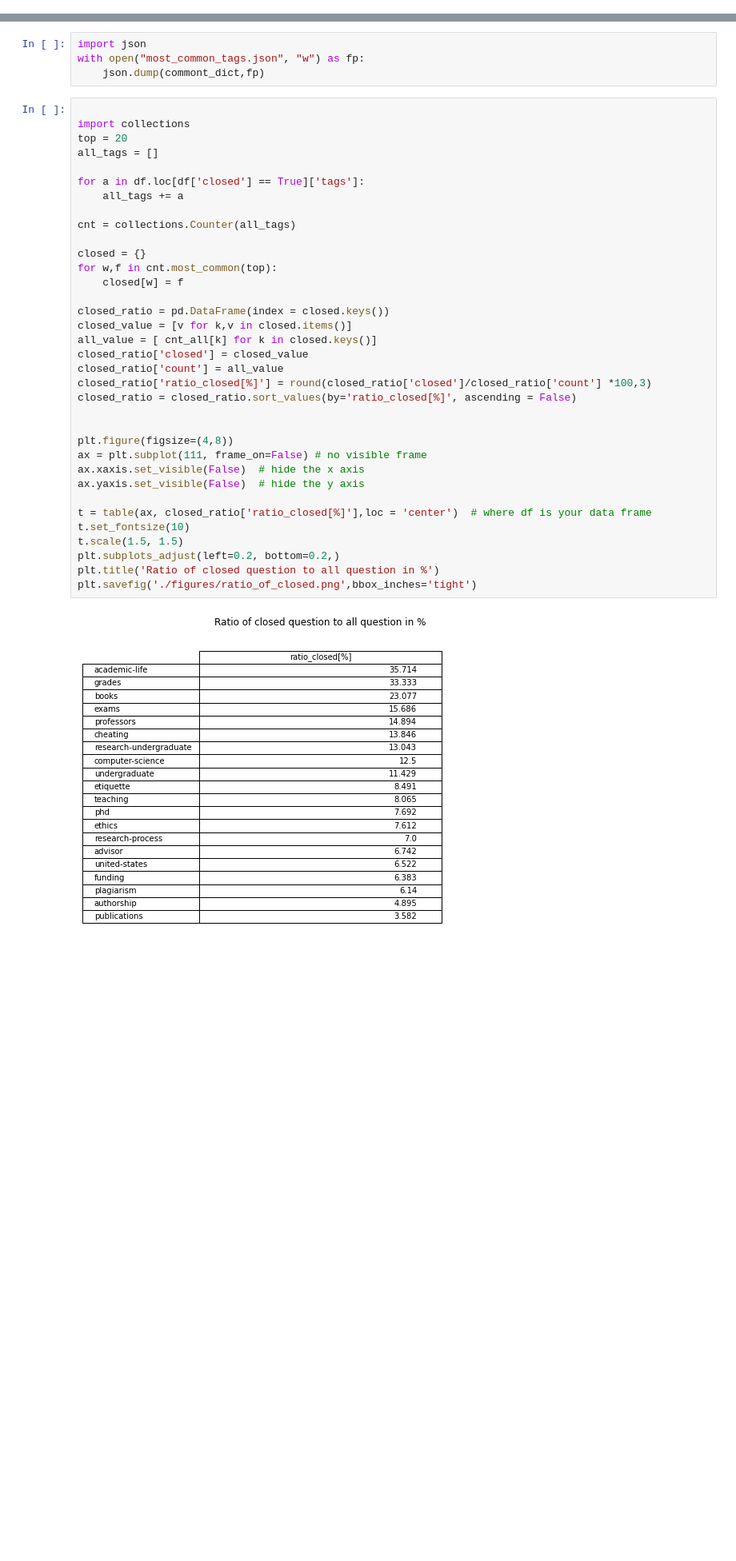
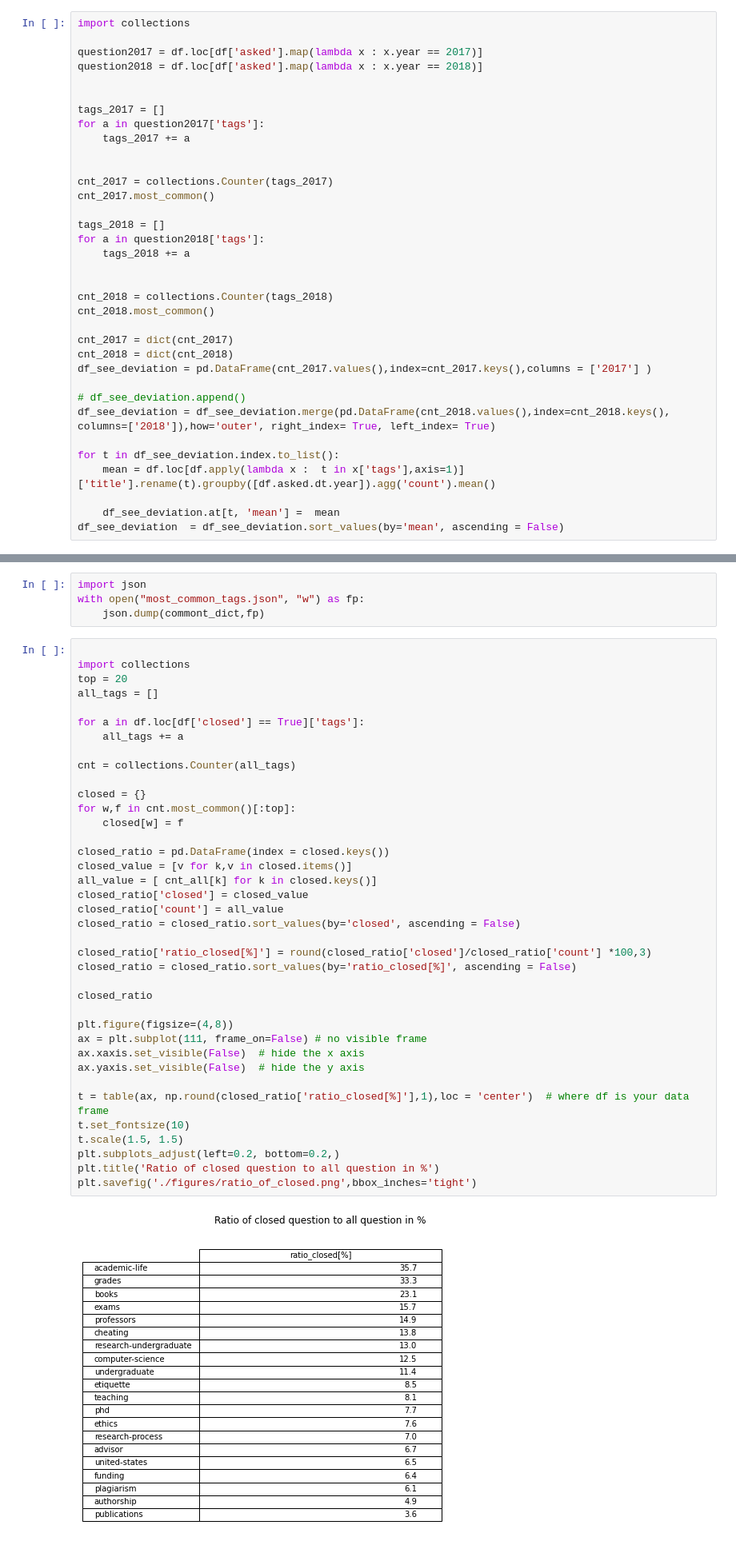
Before and after one commit to xdragolo/topicGroupsAndTimeframesIdentification, a Jupyter notebook: Data_Analysis/general_overview.ipynb, the cells around one changed output, grey strips where cells are left out. Shown at 80% size. Drawn from its saved outputs; the diff is of its cells as text; blank space fills up the shorter version.

```diff
--- a/Data_Analysis/general_overview.ipynb
+++ b/Data_Analysis/general_overview.ipynb
@@ -45,0 +53,35 @@ plt.show()
+# %%
+import collections
+
+question2017 = df.loc[df['asked'].map(lambda x : x.year == 2017)]
+question2018 = df.loc[df['asked'].map(lambda x : x.year == 2018)]
+
+
+tags_2017 = []
+for a in question2017['tags']:
+    tags_2017 += a
+
+
+cnt_2017 = collections.Counter(tags_2017)
+cnt_2017.most_common()
+
+tags_2018 = []
+for a in question2018['tags']:
+    tags_2018 += a
+
+
+cnt_2018 = collections.Counter(tags_2018)
+cnt_2018.most_common()
+
+cnt_2017 = dict(cnt_2017)
+cnt_2018 = dict(cnt_2018)
+df_see_deviation = pd.DataFrame(cnt_2017.values(),index=cnt_2017.keys(),columns = ['2017'] )
+
+# df_see_deviation.append()
+df_see_deviation = df_see_deviation.merge(pd.DataFrame(cnt_2018.values(),index=cnt_2018.keys(), columns=['2018']),how='outer', right_index= True, left_index= True)
+
+for t in df_see_deviation.index.to_list():
+    mean = df.loc[df.apply(lambda x :  t in x['tags'],axis=1)]['title'].rename(t).groupby([df.asked.dt.year]).agg('count').mean()
+
+    df_see_deviation.at[t, 'mean'] =  mean
+df_see_deviation  = df_see_deviation.sort_values(by='mean', ascending = False)
@@ -232,36 +308,39 @@ top = 20
 all_tags = []
 
 for a in df.loc[df['closed'] == True]['tags']:
     all_tags += a
 
 cnt = collections.Counter(all_tags)
 
 closed = {}
-for w,f in cnt.most_common(top):
+for w,f in cnt.most_common()[:top]:
     closed[w] = f
 
 closed_ratio = pd.DataFrame(index = closed.keys())
 closed_value = [v for k,v in closed.items()]
 all_value = [ cnt_all[k] for k in closed.keys()]
 closed_ratio['closed'] = closed_value
 closed_ratio['count'] = all_value
+closed_ratio = closed_ratio.sort_values(by='closed', ascending = False)
+
 closed_ratio['ratio_closed[%]'] = round(closed_ratio['closed']/closed_ratio['count'] *100,3)
 closed_ratio = closed_ratio.sort_values(by='ratio_closed[%]', ascending = False)
 
+closed_ratio
 
 plt.figure(figsize=(4,8))
 ax = plt.subplot(111, frame_on=False) # no visible frame
 ax.xaxis.set_visible(False)  # hide the x axis
 ax.yaxis.set_visible(False)  # hide the y axis
 
-t = table(ax, closed_ratio['ratio_closed[%]'],loc = 'center')  # where df is your data frame
+t = table(ax, np.round(closed_ratio['ratio_closed[%]'],1),loc = 'center')  # where df is your data frame
 t.set_fontsize(10)
 t.scale(1.5, 1.5)
 plt.subplots_adjust(left=0.2, bottom=0.2,)
 plt.title('Ratio of closed question to all question in %')
 plt.savefig('./figures/ratio_of_closed.png',bbox_inches='tight')
 # %% [output]
-[figure, old version]
+[figure, new version]
 # %%
 word_cloud(closed,'closed_wc.png')
 # %% [output]
```
Also changed, not shown: parts of 14 cells of this notebook, 13 other files.
